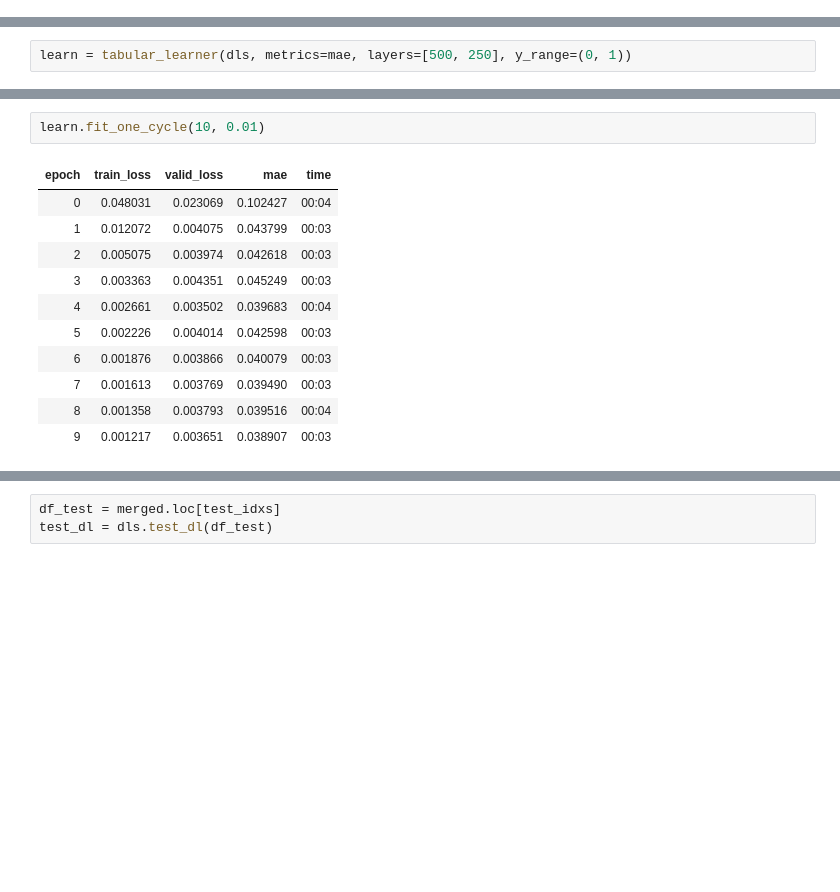
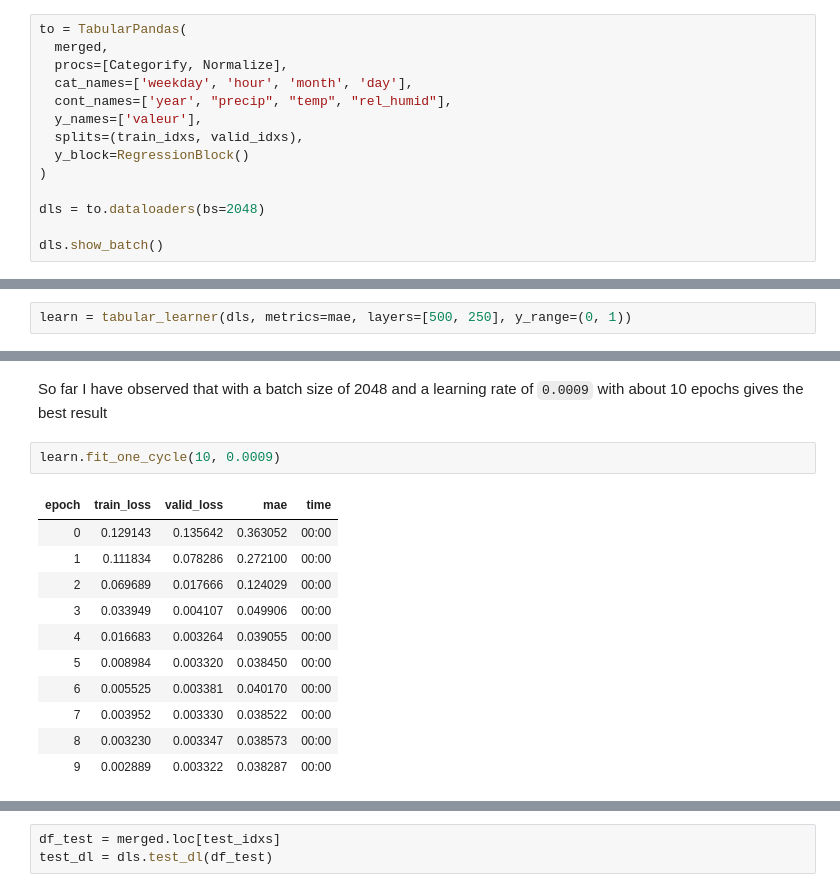
Before and after one commit to Magellol/montreal-aqi-predictions, a Jupyter notebook: index.ipynb, the cells around one changed output, grey strips where cells are left out. Saved outputs shown, nothing was run; the diff lists cells and outputs as text; blank space fills up the shorter version.

```diff
--- a/index.ipynb
+++ b/index.ipynb
@@ -328,0 +303,14 @@ def mk_analysis_df(df, preds, scaler):
+# %%
+to = TabularPandas(
+  merged,
+  procs=[Categorify, Normalize],
+  cat_names=['weekday', 'hour', 'month', 'day'],
+  cont_names=['year', "precip", "temp", "rel_humid"],
+  y_names=['valeur'],
+  splits=(train_idxs, valid_idxs),
+  y_block=RegressionBlock()
+)
+
+dls = to.dataloaders(bs=2048)
+
+dls.show_batch()
@@ -337,14 +331,16 @@ SuggestedLRs(valley=0.0012022644514217973, slide=0.2089296132326126)
+# %% [markdown]
+So far I have observed that with a batch size of 2048 and a learning rate of `0.0009` with about 10 epochs gives the best result
 # %%
-learn.fit_one_cycle(10, 0.01)
+learn.fit_one_cycle(10, 0.0009)
 # %% [output]
 | epoch | train_loss | valid_loss | mae | time |
-| 0 | 0.048031 | 0.023069 | 0.102427 | 00:04 |
-| 1 | 0.012072 | 0.004075 | 0.043799 | 00:03 |
-| 2 | 0.005075 | 0.003974 | 0.042618 | 00:03 |
-| 3 | 0.003363 | 0.004351 | 0.045249 | 00:03 |
-| 4 | 0.002661 | 0.003502 | 0.039683 | 00:04 |
-| 5 | 0.002226 | 0.004014 | 0.042598 | 00:03 |
-| 6 | 0.001876 | 0.003866 | 0.040079 | 00:03 |
-| 7 | 0.001613 | 0.003769 | 0.039490 | 00:03 |
-| 8 | 0.001358 | 0.003793 | 0.039516 | 00:04 |
-| 9 | 0.001217 | 0.003651 | 0.038907 | 00:03 |
+| 0 | 0.129143 | 0.135642 | 0.363052 | 00:00 |
+| 1 | 0.111834 | 0.078286 | 0.272100 | 00:00 |
+| 2 | 0.069689 | 0.017666 | 0.124029 | 00:00 |
+| 3 | 0.033949 | 0.004107 | 0.049906 | 00:00 |
+| 4 | 0.016683 | 0.003264 | 0.039055 | 00:00 |
+| 5 | 0.008984 | 0.003320 | 0.038450 | 00:00 |
+| 6 | 0.005525 | 0.003381 | 0.040170 | 00:00 |
+| 7 | 0.003952 | 0.003330 | 0.038522 | 00:00 |
+| 8 | 0.003230 | 0.003347 | 0.038573 | 00:00 |
+| 9 | 0.002889 | 0.003322 | 0.038287 | 00:00 |
```
Also changed, not shown: parts of 17 cells of this notebook.
